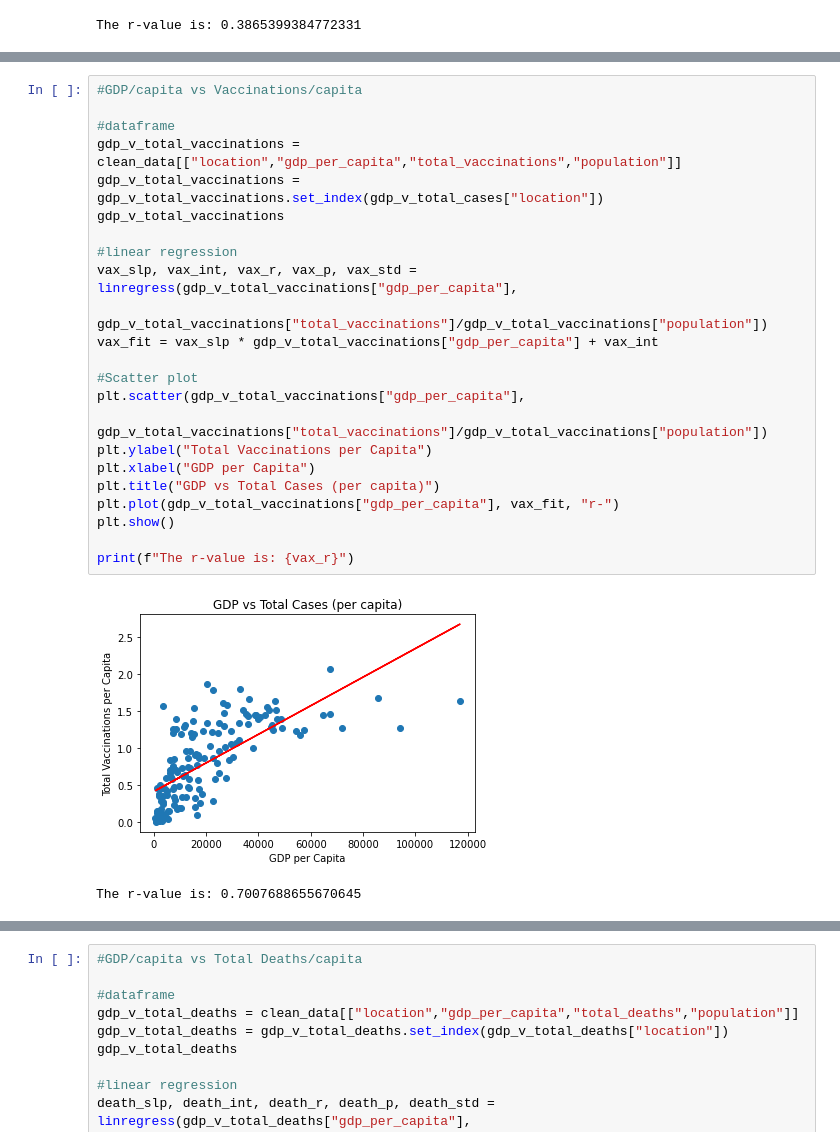
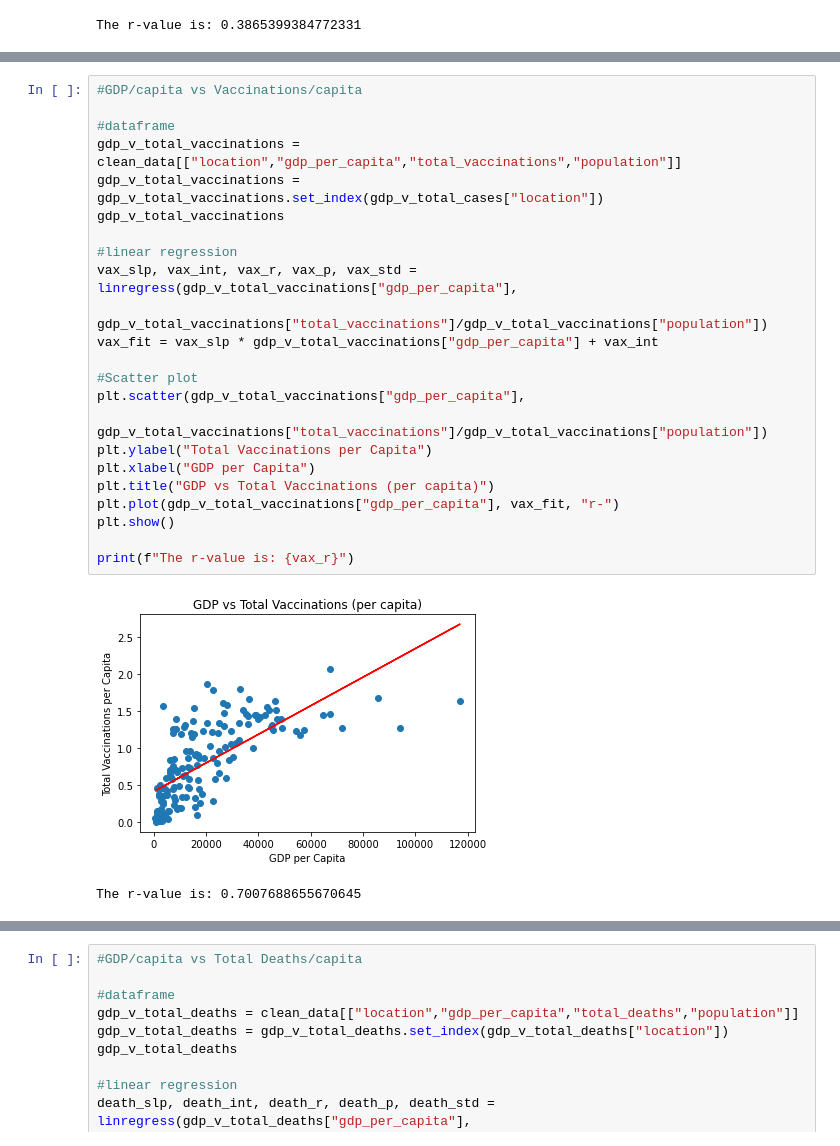
Before and after one commit to Par-Dodo/GDPvsCOVID, a Jupyter notebook: Main Code.ipynb, the cells around one changed output, grey strips where cells are left out. Saved outputs shown, nothing was run; the diff lists cells and outputs as text.

```diff
--- a/Main Code.ipynb
+++ b/Main Code.ipynb
@@ -110,26 +132,26 @@ The r-value is: 0.3865399384772331
 # %%
 #GDP/capita vs Vaccinations/capita
 
 #dataframe
 gdp_v_total_vaccinations = clean_data[["location","gdp_per_capita","total_vaccinations","population"]]
 gdp_v_total_vaccinations = gdp_v_total_vaccinations.set_index(gdp_v_total_cases["location"])
 gdp_v_total_vaccinations
 
 #linear regression
 vax_slp, vax_int, vax_r, vax_p, vax_std = linregress(gdp_v_total_vaccinations["gdp_per_capita"],
                                                                gdp_v_total_vaccinations["total_vaccinations"]/gdp_v_total_vaccinations["population"])
 vax_fit = vax_slp * gdp_v_total_vaccinations["gdp_per_capita"] + vax_int
 
 #Scatter plot
 plt.scatter(gdp_v_total_vaccinations["gdp_per_capita"],
             gdp_v_total_vaccinations["total_vaccinations"]/gdp_v_total_vaccinations["population"])
 plt.ylabel("Total Vaccinations per Capita")
 plt.xlabel("GDP per Capita")
-plt.title("GDP vs Total Cases (per capita)")
+plt.title("GDP vs Total Vaccinations (per capita)")
 plt.plot(gdp_v_total_vaccinations["gdp_per_capita"], vax_fit, "r-")
 plt.show()
 
 print(f"The r-value is: {vax_r}")
 # %% [output]
-[figure, old version]
+[figure, new version]
 The r-value is: 0.7007688655670645
```
Also changed, not shown: parts of 10 cells of this notebook.
